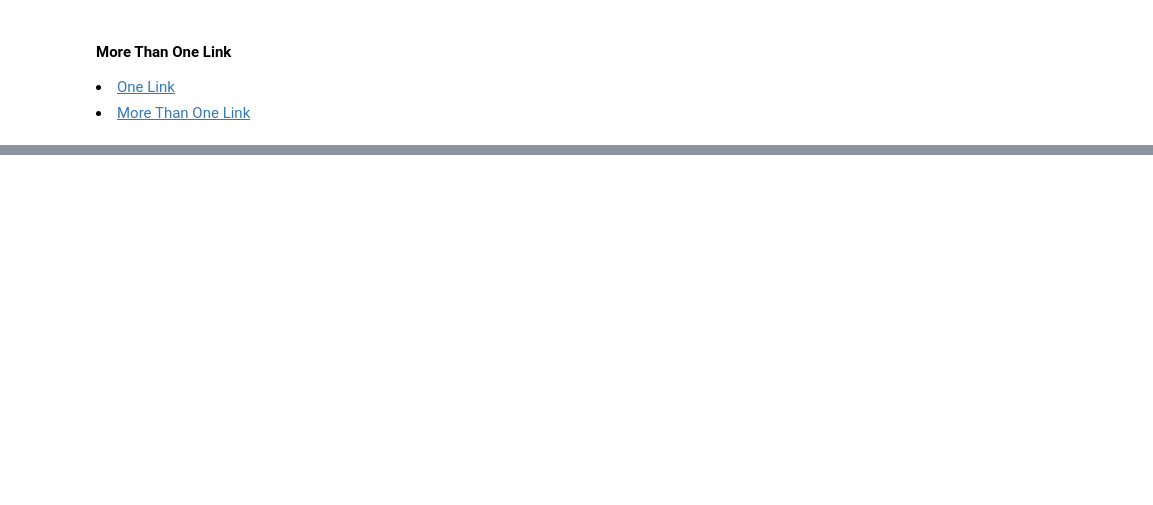
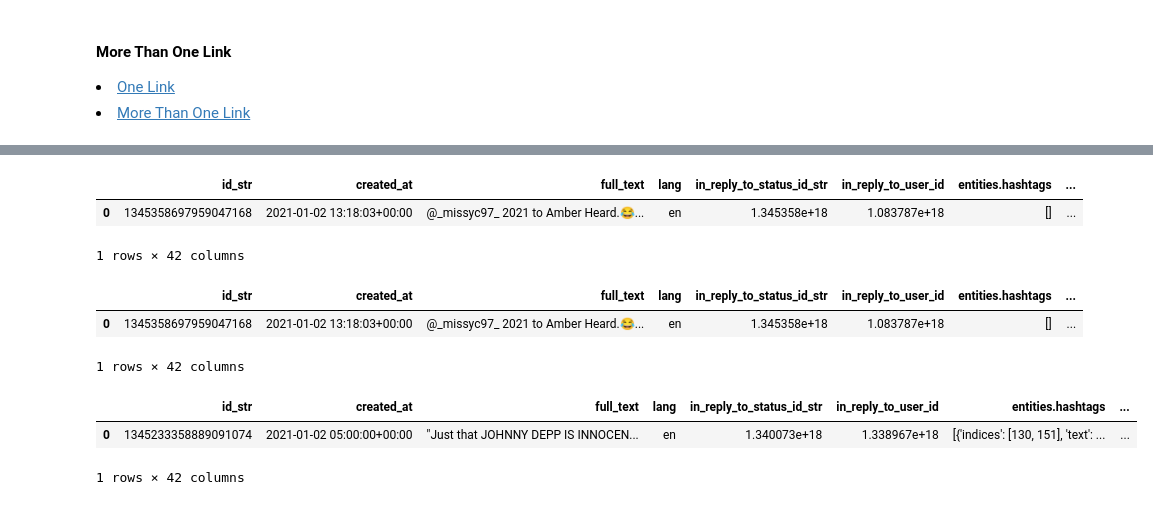
Before and after one commit to RescueSocial/SNA-AH-Links-Analysis-Cross-Platforms, a Jupyter notebook: Twitter_URLs-Unshort-4months.ipynb, the cells around one changed output, grey strips where cells are left out. Drawn from its saved outputs; the diff is of its cells as text; code cells hidden in the pictures; blank space fills up the shorter version.

```diff
--- a/Twitter_URLs-Unshort-4months.ipynb
+++ b/Twitter_URLs-Unshort-4months.ipynb
@@ -182,0 +169,4 @@ df_tweets_dec_urls_urls_more.head(2)
+# %%
+df_tweets_4_urls_more = pd.read_csv(twitter_path + "df_tweets_4_months_more.csv")
+# %%
+df_tweets_4_urls_more.rename(columns={"urls": "short_urls", "unshortened_urls": "urls"}, inplace=True)
@@ -183 +175,3 @@ df_tweets_dec_urls_urls_more.head(2)
+# %%
+df_tweets_4_urls_more["urls"] = df_tweets_4_urls_more.urls.apply(lambda x: ast.literal_eval(x))
 # %%
@@ -208,0 +215,6 @@ df_tweets_dec_urls_urls_more_with_users_count
+# %%
+df_tweets_4_urls.head(1)
+# %% [output]
+|  | id_str | created_at | full_text | lang | in_reply_to_status_id_str | in_reply_to_user_id | entities.hashtags | ... |
+| 0 | 1345358697959047168 | 2021-01-02 13:18:03+00:00 | @_missyc97_ 2021 to Amber Heard.😂... | en | 1.345358e+18 | 1.083787e+18 | [] | ... |
+1 rows × 42 columns
@@ -208,0 +223,12 @@ df_tweets_dec_urls_urls_more_with_users_count
+# %%
+df_tweets_4_urls.head(1)
+# %% [output]
+|  | id_str | created_at | full_text | lang | in_reply_to_status_id_str | in_reply_to_user_id | entities.hashtags | ... |
+| 0 | 1345358697959047168 | 2021-01-02 13:18:03+00:00 | @_missyc97_ 2021 to Amber Heard.😂... | en | 1.345358e+18 | 1.083787e+18 | [] | ... |
+1 rows × 42 columns
+# %%
+df_tweets_4_urls_more.head(1)
+# %% [output]
+|  | id_str | created_at | full_text | lang | in_reply_to_status_id_str | in_reply_to_user_id | entities.hashtags | ... |
+| 0 | 1345233358889091074 | 2021-01-02 05:00:00+00:00 | "Just that JOHNNY DEPP IS INNOCEN... | en | 1.340073e+18 | 1.338967e+18 | [{'indices': [130, 151], 'text': ... | ... |
+1 rows × 42 columns
```
Also changed, not shown: parts of 18 cells of this notebook.
